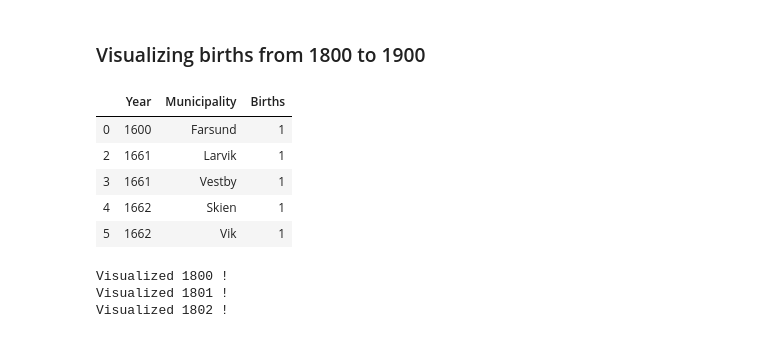
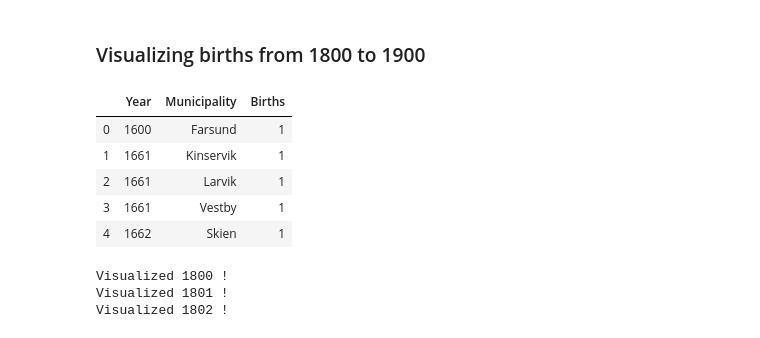
Before and after one commit to BerntA/NorwegianDemographics, a Jupyter notebook: src/visualize.ipynb, the cells around one changed output. Drawn from its saved outputs; the diff is of its cells as text; code cells hidden in the pictures.

Commit message:
- Fixed bad preprocess of birthplaces.

```diff
--- a/src/visualize.ipynb
+++ b/src/visualize.ipynb
@@ -106,15 +106,15 @@ def visualize(data, values, title='', cat=False, figPath=None, dontShow=False):
 ### Visualizing births from 1800 to 1900
 # %%
 df_births = pd.read_csv('data/census_births.csv', encoding='utf-8', names=['Year', 'Municipality', 'Births'])
-df_births.drop([i for i,m in enumerate(df_births.Municipality) if str(m).title() not in MUNICIPALITIES], inplace=True) # Remove invalid municips.
+#df_births.drop([i for i,m in enumerate(df_births.Municipality) if str(m).title() not in MUNICIPALITIES], inplace=True) # Remove invalid municips.
 df_births.head()
 # %% [output]
 |  | Year | Municipality | Births |
 | 0 | 1600 | Farsund | 1 |
+| 1 | 1661 | Kinservik | 1 |
 | 2 | 1661 | Larvik | 1 |
 | 3 | 1661 | Vestby | 1 |
 | 4 | 1662 | Skien | 1 |
-| 5 | 1662 | Vik | 1 |
 # %%
 def animatePopulationOverTime(df, year_start, year_end, display=False):
     years_of_interest = sorted([int(year) for year in set(df.Year) if year is not '?' and int(year) >= year_start and int(year) <= year_end])
```
Also changed, not shown: parts of 1 cell of this notebook, 3 other files.
